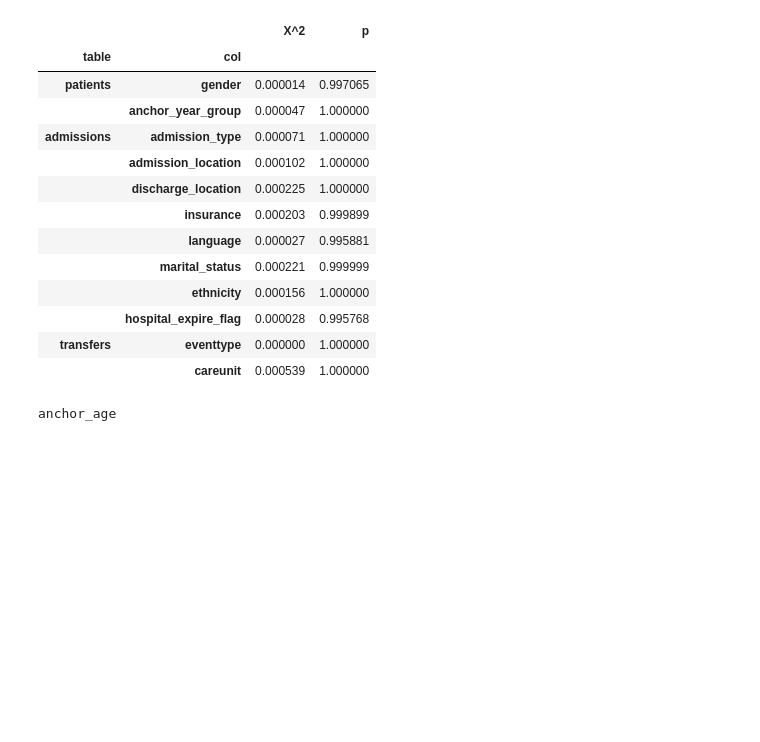
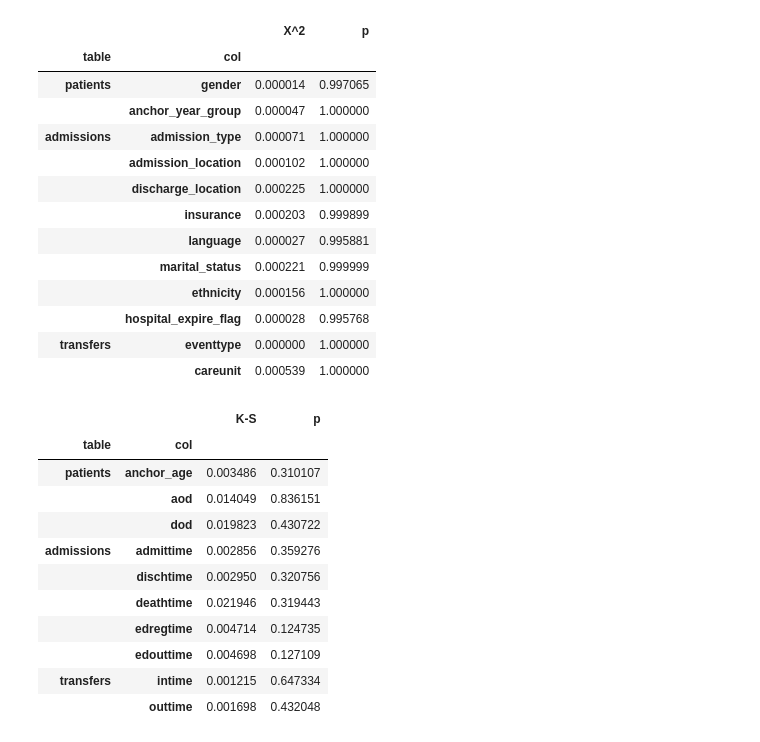
Before and after one commit to pasteur-dev/pasteur, a Jupyter notebook: notebooks/scratch.ipynb, the cells around one changed output. Saved outputs shown, nothing was run; the diff lists cells and outputs as text; code cells hidden in the pictures; blank space fills up the shorter version.

```diff
--- a/notebooks/scratch.ipynb
+++ b/notebooks/scratch.ipynb
@@ -36,24 +50,17 @@ tables = [
 # %%
 from scipy.stats import chisquare
 
-def gen_freq(a, b):
-    a, b = a.value_counts(), b.value_counts()
-    c = pd.DataFrame(a).join(b, rsuffix='_a', lsuffix='_b')
-    c = c.fillna(value=1)
-    c = c / c.sum()
-    return c.iloc[:,0], c.iloc[:,1]
-
-res=[]
-for name, a, b in tables:
+res = []
+for name, (a, b) in tables.items():
     for col in a.keys():
-        if metadata['tables'][name]['fields'][col]['type'] == 'categorical':
-            k, j = gen_freq(a[col], b[col])
+        if metadata["tables"][name]["fields"][col]["type"] == "categorical":
+            k, j = gen_freq(a, b, col)
             chi, p = chisquare(k, j)
             # print(f"{name:12}.{col:20}: X^2={chi:3.3f} p={100*p:7.3f}%")
             res.append([name, col, chi, p])
 
-res = pd.DataFrame(res, columns=['table', 'col', 'X^2', 'p'])
-res.set_index(keys=['table','col']).style.background_gradient(axis=0)
+res = pd.DataFrame(res, columns=["table", "col", "X^2", "p"])
+res.set_index(keys=["table", "col"]).style.background_gradient(axis=0)
 # %% [output]
 |  |  | X^2 | p |
 | table | col |  |  |
@@ -72,22 +79,32 @@ res.set_index(keys=['table','col']).style.background_gradient(axis=0)
 # %%
 from scipy.stats import ks_2samp
 
-res=[]
-for name, a, b in tables:
+res = []
+for name, (a, b) in tables.items():
     for col in a.keys():
         c, d = a[col].dropna(), b[col].dropna()
-        match metadata['tables'][name]['fields'][col]['type']:
-            case 'timespan':
+        match metadata["tables"][name]["fields"][col]["type"]:
+            case "datetime" | "timespan":
                 c, d = pd.to_numeric(c), pd.to_numeric(d)
-            case 'numerical':
+            case "numerical":
                 pass
             case _:
                 continue
-        print(col)
         ks, p = ks_2samp(c, d)
         res.append([name, col, ks, p])
 
-res = pd.DataFrame(res, columns=['table', 'col', 'K-S', 'p'])
-res.set_index(keys=['table','col']).style.background_gradient(axis=0)
+res = pd.DataFrame(res, columns=["table", "col", "K-S", "p"])
+res.set_index(keys=["table", "col"]).style.background_gradient(axis=0)
 # %% [output]
-anchor_age
+|  |  | K-S | p |
+| table | col |  |  |
+| patients | anchor_age | 0.003486 | 0.310107 |
+|  | aod | 0.014049 | 0.836151 |
+|  | dod | 0.019823 | 0.430722 |
+| admissions | admittime | 0.002856 | 0.359276 |
+|  | dischtime | 0.002950 | 0.320756 |
+|  | deathtime | 0.021946 | 0.319443 |
+|  | edregtime | 0.004714 | 0.124735 |
+|  | edouttime | 0.004698 | 0.127109 |
+| transfers | intime | 0.001215 | 0.647334 |
+|  | outtime | 0.001698 | 0.432048 |
```
Also changed, not shown: parts of 6 cells of this notebook.
